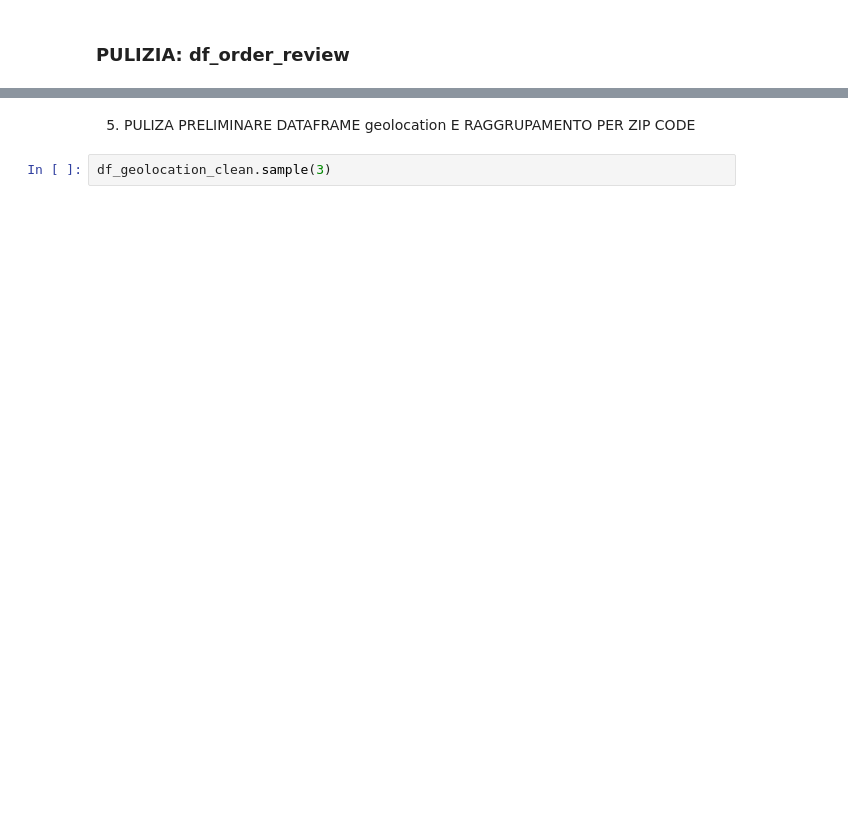
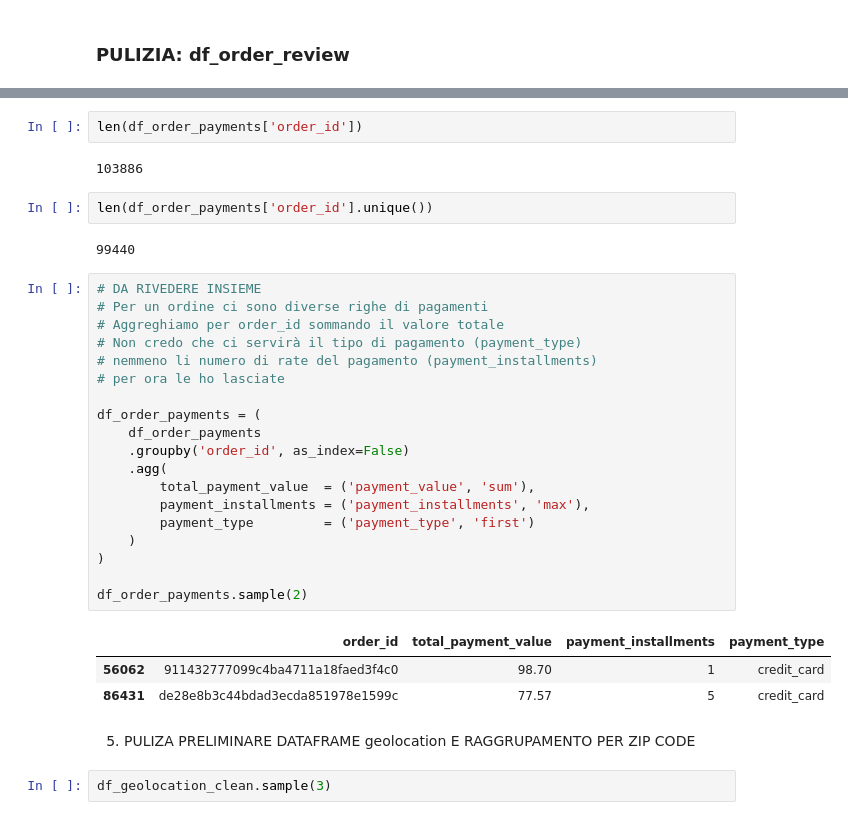
Before and after one commit to marcozanb/final_project, a Jupyter notebook: analisi_creazione_df.ipynb, the cells around one changed output, grey strips where cells are left out. Drawn from its saved outputs; the diff is of its cells as text; blank space fills up the shorter version.

```diff
--- a/analisi_creazione_df.ipynb
+++ b/analisi_creazione_df.ipynb
@@ -230,3 +245,34 @@ df_order_review.sample(2)
+# %%
+len(df_order_payments['order_id'])
+# %% [output]
+103886
+# %%
+len(df_order_payments['order_id'].unique())
+# %% [output]
+99440
+# %%
+# DA RIVEDERE INSIEME
+# Per un ordine ci sono diverse righe di pagamenti
+# Aggreghiamo per order_id sommando il valore totale
+# Non credo che ci servirà il tipo di pagamento (payment_type)
+# nemmeno li numero di rate del pagamento (payment_installments)
+# per ora le ho lasciate
+
+df_order_payments = (
+    df_order_payments
+    .groupby('order_id', as_index=False)
+    .agg(
+        total_payment_value  = ('payment_value', 'sum'),
+        payment_installments = ('payment_installments', 'max'),
+        payment_type         = ('payment_type', 'first')
+    )
+)
+
+df_order_payments.sample(2)
+# %% [output]
+|  | order_id | total_payment_value | payment_installments | payment_type |
+| 56062 | 911432777099c4ba4711a18faed3f4c0 | 98.70 | 1 | credit_card |
+| 86431 | de28e8b3c44bdad3ecda851978e1599c | 77.57 | 5 | credit_card |
 # %% [markdown]
 5) PULIZA PRELIMINARE DATAFRAME geolocation E RAGGRUPAMENTO PER ZIP CODE
 # %%
```
Also changed, not shown: parts of 6 cells of this notebook.
